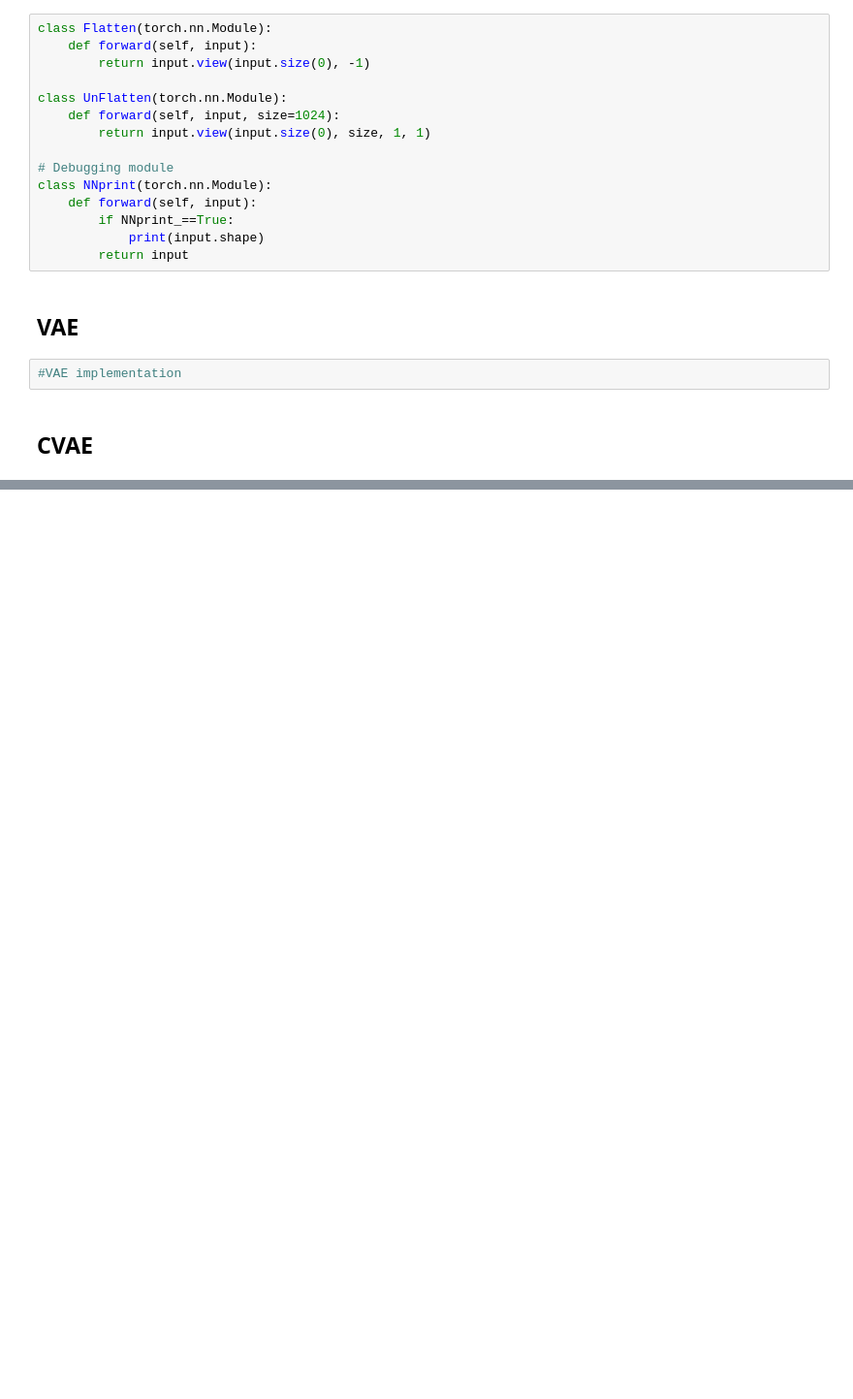
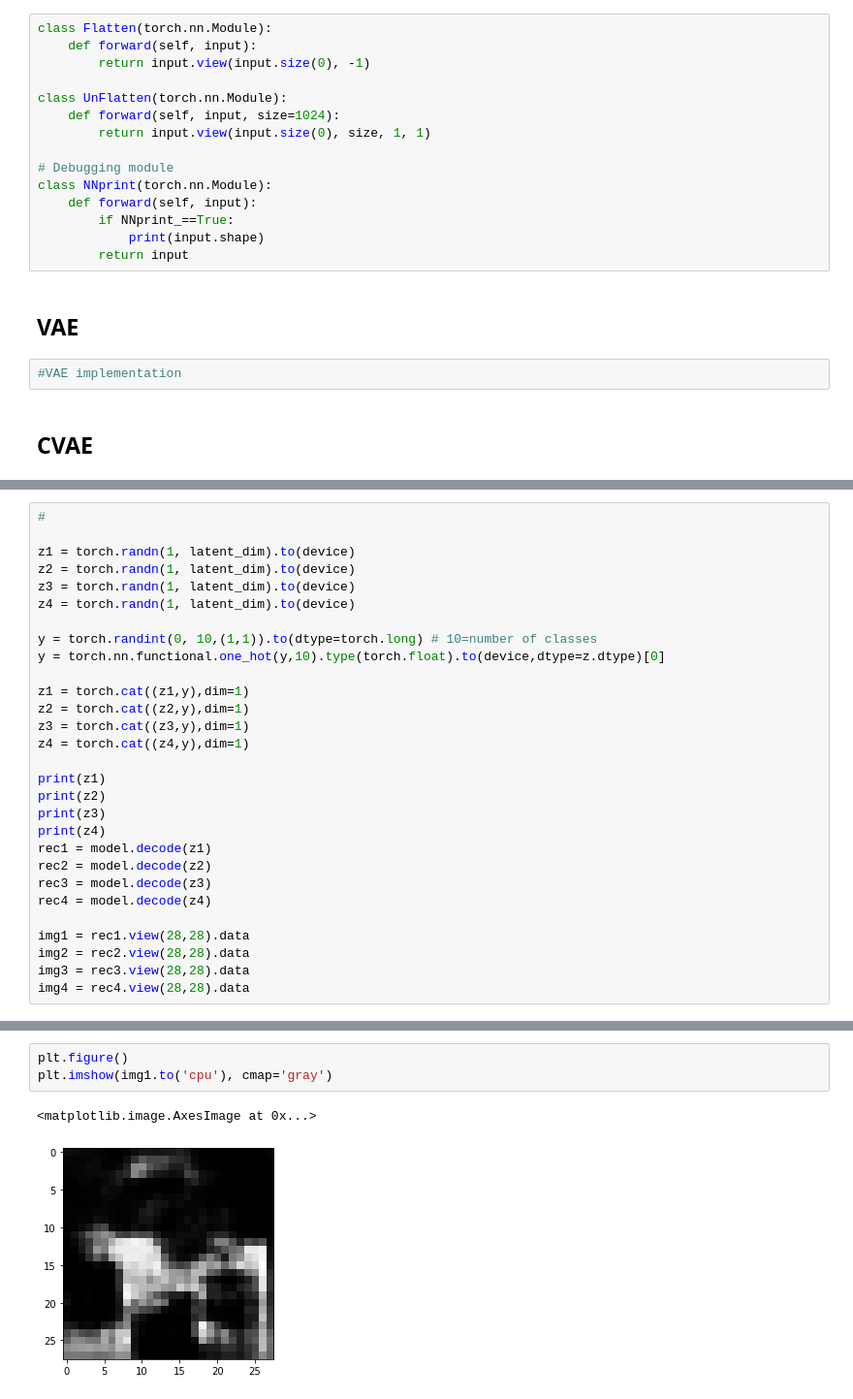
Before and after one commit to BenjaminEriksen95/VAEGen, a Jupyter notebook: VAE_Project.ipynb, the cells around one changed output, grey strips where cells are left out. Shown at 97% size. Saved outputs shown, nothing was run; the diff lists cells and outputs as text; blank space fills up the shorter version.

```diff
--- a/VAE_Project.ipynb
+++ b/VAE_Project.ipynb
@@ -264,0 +267,29 @@ plot_examples(model,sample=True)
+# %%
+#
+
+z1 = torch.randn(1, latent_dim).to(device)
+z2 = torch.randn(1, latent_dim).to(device)
+z3 = torch.randn(1, latent_dim).to(device)
+z4 = torch.randn(1, latent_dim).to(device)
+
+y = torch.randint(0, 10,(1,1)).to(dtype=torch.long) # 10=number of classes
+y = torch.nn.functional.one_hot(y,10).type(torch.float).to(device,dtype=z.dtype)[0]
+
+z1 = torch.cat((z1,y),dim=1)
+z2 = torch.cat((z2,y),dim=1)
+z3 = torch.cat((z3,y),dim=1)
+z4 = torch.cat((z4,y),dim=1)
+
+print(z1)
+print(z2)
+print(z3)
+print(z4)
+rec1 = model.decode(z1)
+rec2 = model.decode(z2)
+rec3 = model.decode(z3)
+rec4 = model.decode(z4)
+
+img1 = rec1.view(28,28).data
+img2 = rec2.view(28,28).data
+img3 = rec3.view(28,28).data
+img4 = rec4.view(28,28).data
@@ -264,0 +314,6 @@ plot_examples(model,sample=True)
+# %%
+plt.figure()
+plt.imshow(img1.to('cpu'), cmap='gray')
+# %% [output]
+<matplotlib.image.AxesImage at 0x...>
+[figure, added]
```
Also changed, not shown: parts of 16 cells of this notebook.
